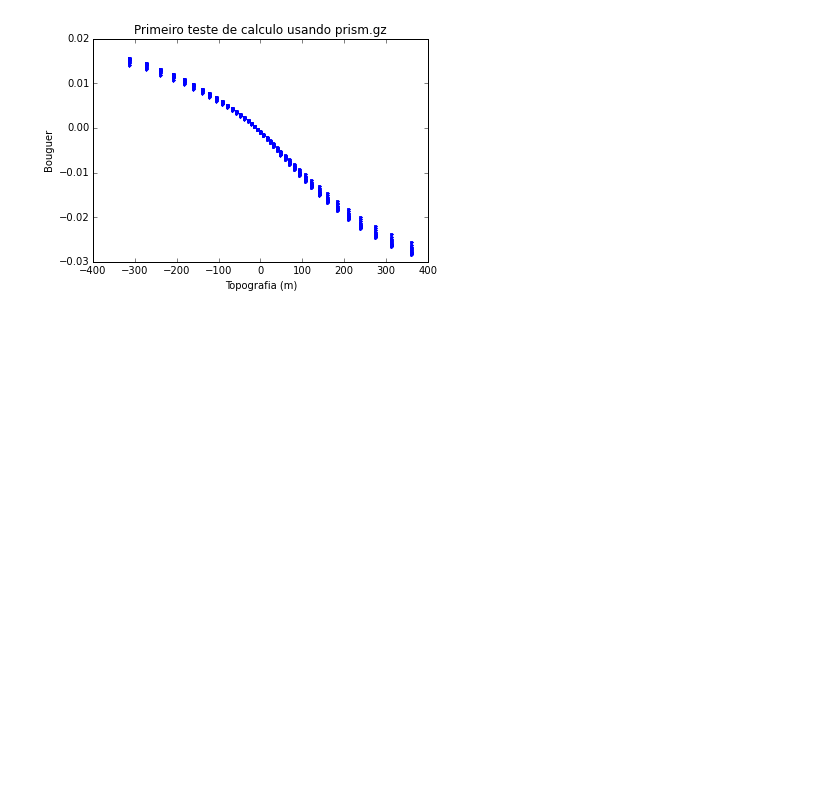
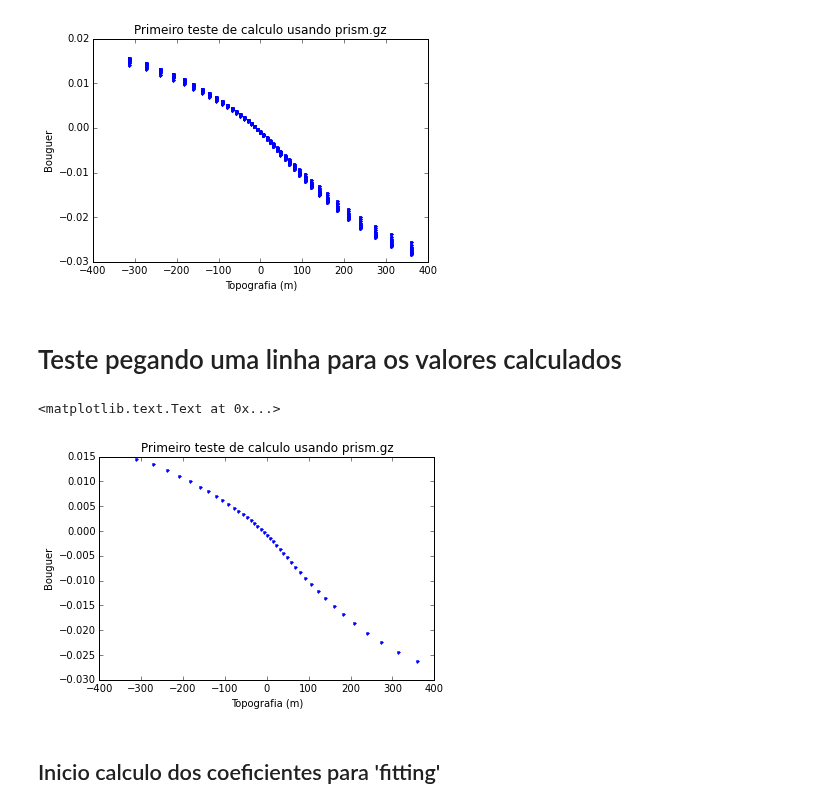
Before and after one commit to victortxa/grav-fitting-study, a Jupyter notebook: calculos_modelo_sintetico.ipynb, the cells around one changed output. Saved outputs shown, nothing was run; the diff lists cells and outputs as text; code cells hidden in the pictures; blank space fills up the shorter version.

Commit message:
Calculo dos coeficientes com dado sinteticco, feito um primeiro teste

```diff
--- a/calculos_modelo_sintetico.ipynb
+++ b/calculos_modelo_sintetico.ipynb
@@ -124,3 +124,24 @@ plt.title('Primeiro teste de calculo usando prism.gz')
 # %% [output]
 <matplotlib.text.Text at 0x...>
 [figure]
+# %% [markdown]
+# Teste pegando uma linha para os valores calculados
+# %%
+xg2_ = xg[1,:]
+yg2_ = yg[1,:]
+topo_2 = -topo[1,:]
+# altura da medicao
+zp = -3.E3*np.ones(len(xg2_))
+# calculo nos pontos (xp,yp,zp) da componente z de g
+bouguer = prism.gz(xg2_, yg2_, zp, prism_list)
+# %%
+plt.figure()
+plt.plot(topo_2,bouguer,'.')
+plt.xlabel('Topografia (m)')
+plt.ylabel('Bouguer')
+plt.title('Primeiro teste de calculo usando prism.gz')
+# %% [output]
+<matplotlib.text.Text at 0x...>
+[figure, added]
+# %% [markdown]
+## Inicio calculo dos coeficientes para 'fitting'
```
Also changed, not shown: parts of 7 cells of this notebook.
